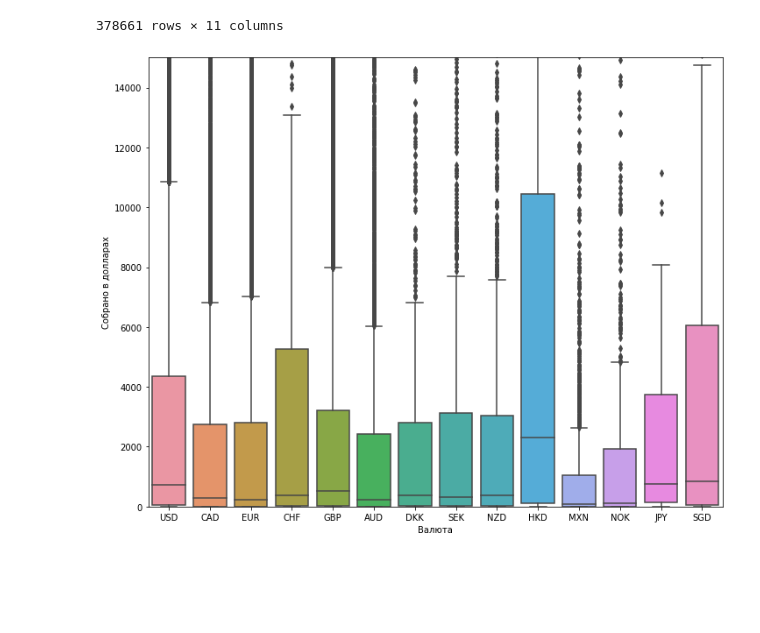
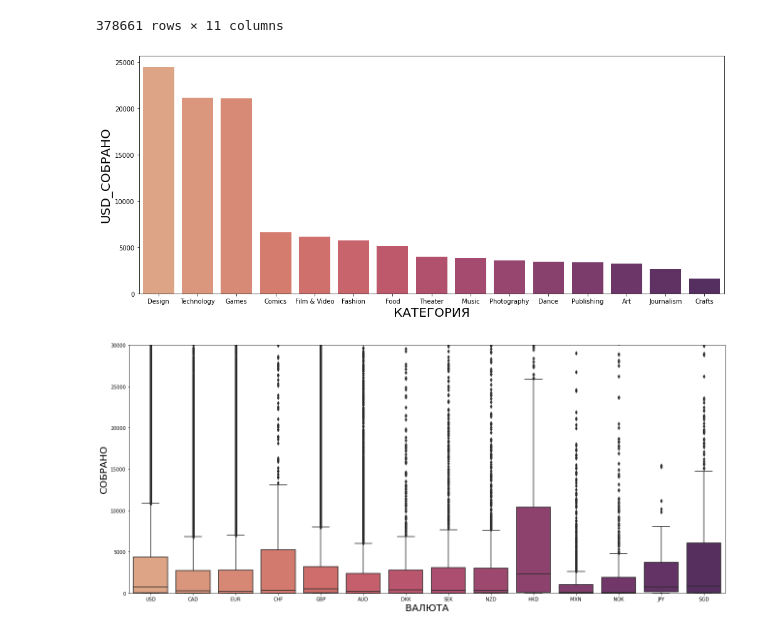
Before and after one commit to AlexanderGithubProfile/TEMP_WORKING_REPOSITORY, a Jupyter notebook: karpov_start_ml_course.ipynb, the cells around one changed output. Cells and saved outputs as stored; diff of their text form; code cells hidden in the pictures; blank space fills up the shorter version.

```diff
--- a/karpov_start_ml_course.ipynb
+++ b/karpov_start_ml_course.ipynb
@@ -744,12 +744,26 @@ temp_df
 | 378659 | Listening & Speaking in Virtual R... | Software | Technology | USD | 2014-05-09 | 2014-04-30 02:45:45 | failed | 1 | ... |
 | 378660 | Come with us . . . Into the Dark ... | Dance | Dance | USD | 2011-11-02 | 2011-09-18 21:50:04 | successful | 61 | ... |
 378661 rows × 11 columns
+# %%
+data=temp_df.groupby('Главная категория', as_index=False)['Собрано в долларах'].mean()
+fig = plt.figure()
+fig.set_size_inches(18,6)
+sns.barplot(data.sort_values('Собрано в долларах', ascending=False), x='Главная категория', y='Собрано в долларах',palette='flare' )
+#sns.color_palette("flare")
+plt.tight_layout()
+plt.xlabel('КАТЕГОРИЯ', size=20)  # Specify the label size
+plt.ylabel('USD_СОБРАНО', size=20)
+plt.show()
+# %% [output]
+[figure, added]
 # %%
 fig = plt.figure()
-fig.set_size_inches(10,8)
-sns.boxplot(x='Валюта', y='Собрано в долларах',data=temp_df, showfliers=True)
-fig.tight_layout()
-plt.ylim([0,15000])
+fig.set_size_inches(18,8)
+sns.boxplot(temp_df, x="Валюта", y='Собрано в долларах', palette='flare' )
+plt.tight_layout()
+plt.xlabel('ВАЛЮТА', size=20)  # Specify the label size
+plt.ylabel('СОБРАНО', size=20)
+plt.ylim((0,30000))
 plt.show()
 # %% [output]
-[figure, old version]
+[figure, new version]
```
Also changed, not shown: parts of 3 cells of this notebook.
